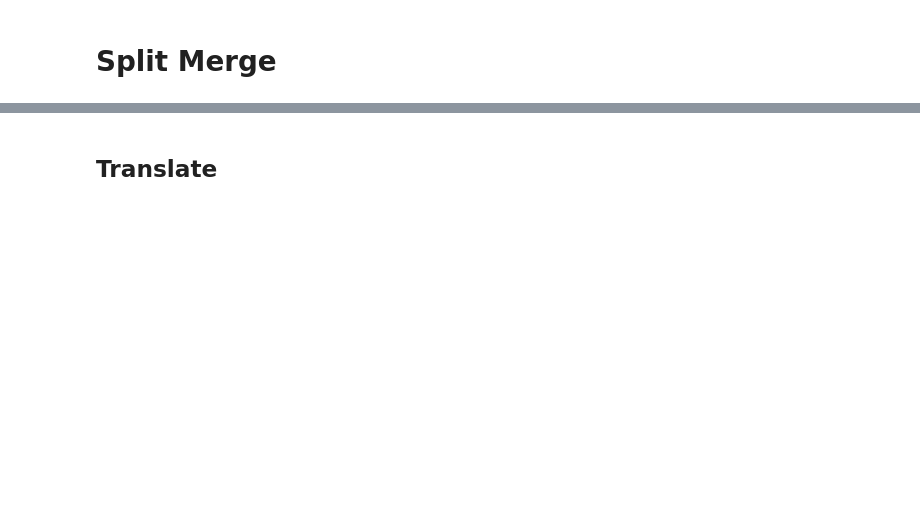
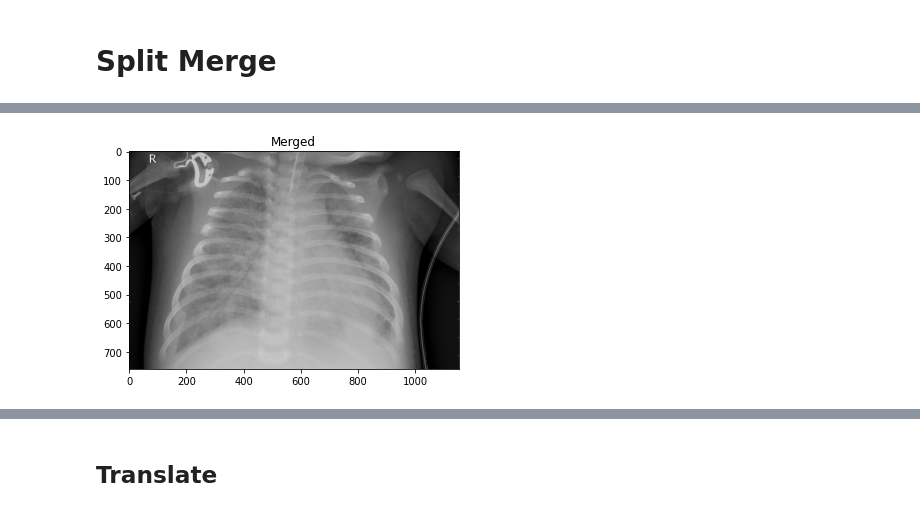
Before and after one commit to wpwwahyu/TKC_FinalProject, a Jupyter notebook: OpenCV.ipynb, the cells around one changed output, grey strips where cells are left out. Cells and saved outputs as stored; diff of their text form; code cells hidden in the pictures; blank space fills up the shorter version.

```diff
--- a/OpenCV.ipynb
+++ b/OpenCV.ipynb
@@ -437,0 +483,5 @@ plt_imshow("Rotated Without Cropping", rotated)
+# %%
+merged = cv2.merge([B, G, R])
+plt_imshow("Merged", merged)
+# %% [output]
+[figure, added]
```
Also changed, not shown: parts of 17 cells of this notebook.
